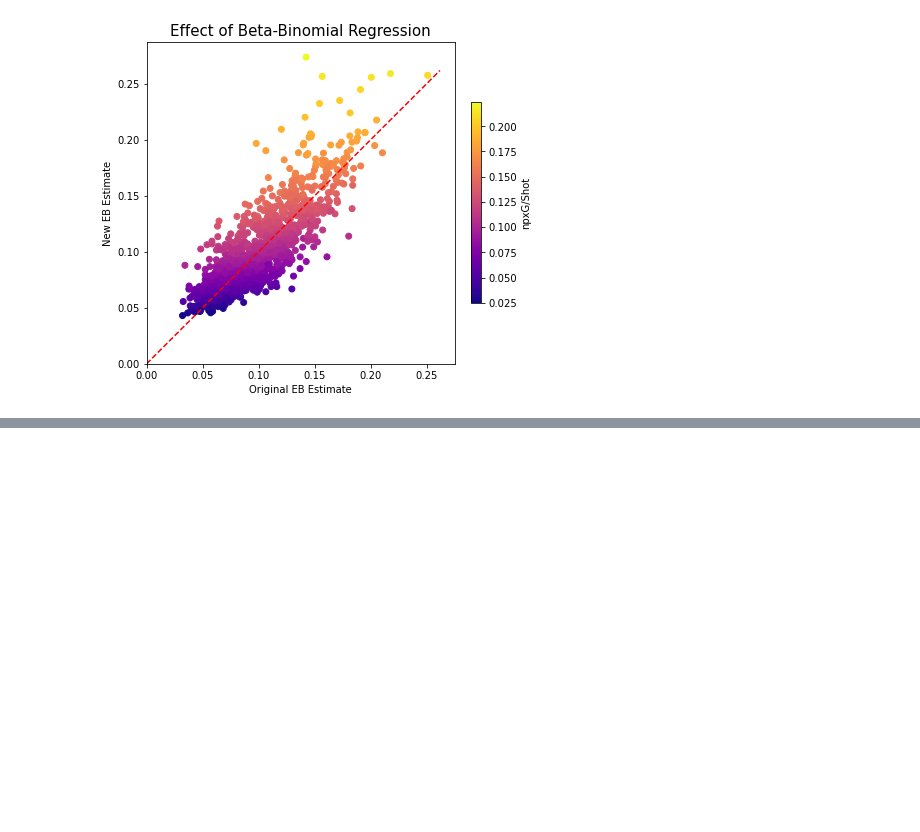
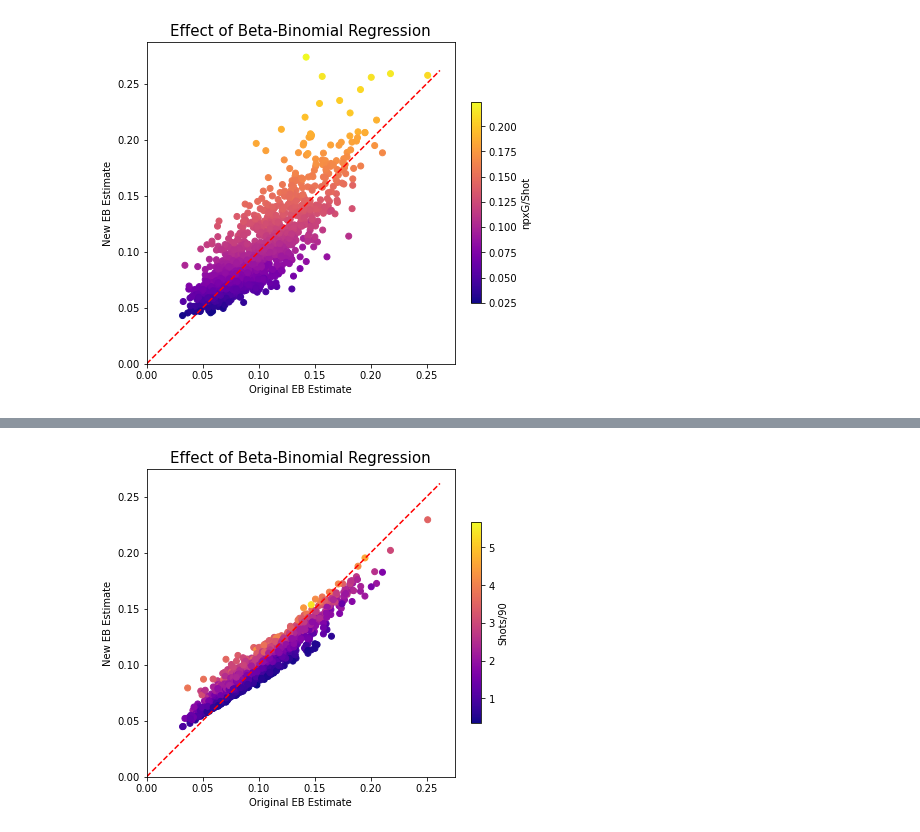
Before and after one commit to bosemessi/empiricalbayesfootball, a Jupyter notebook: Chapter7.ipynb, the cells around one changed output, grey strips where cells are left out. Saved outputs shown, nothing was run; the diff lists cells and outputs as text; code cells hidden in the pictures; blank space fills up the shorter version.

```diff
--- a/Chapter7.ipynb
+++ b/Chapter7.ipynb
@@ -109,0 +120,10 @@ plot_fit('npxG/Shot', 'new_Conv', 'npxG/Shot', 'New Eb Conversion rate','Regress
+# %%
+res = minimize(BBLL1, x0=[0,0,100], args=(df.npG.values,df['Shots/90'].values),
+               bounds=[(None,None),(None,None),(0,None)])
+mu0, mu1 = res.x[:-1]
+sigma0 = 1/res.x[-1]
+
+df['new_a'] = special.expit(mu0 + mu1*df['Shots/90'])/sigma0 + df['npG']
+df['new_b'] = (1 - special.expit(mu0 + mu1*df['Shots/90']))/sigma0 + df['Shots'] - df['npG']
+df['new_Conv'] = df['new_a']/(df['new_a'] + df['new_b'])
+df.head()
@@ -109,0 +137,13 @@ plot_fit('npxG/Shot', 'new_Conv', 'npxG/Shot', 'New Eb Conversion rate','Regress
+# %%
+fig, ax = plt.subplots(figsize=(6,6))
+im = ax.scatter(df.Eb_Conv, df.new_Conv, c=df['Shots/90'], cmap=mpl.cm.plasma);
+ax.plot(np.linspace(0, ax.get_xlim()[1],100), np.linspace(0, ax.get_xlim()[1],100), color='red', linestyle='--')
+ax.set_aspect('equal')
+ax.set_xlim(0, ax.get_xlim()[1])
+ax.set_ylim(0, ax.get_ylim()[1])
+ax.set_xlabel('Original EB Estimate')
+ax.set_ylabel('New EB Estimate')
+fig.colorbar(im, ax=ax, fraction=.03).set_label('Shots/90');
+ax.set_title('Effect of Beta-Binomial Regression', fontsize = 15);
+# %% [output]
+[figure, added]
```
Also changed, not shown: parts of 17 cells of this notebook, 33 other files.
